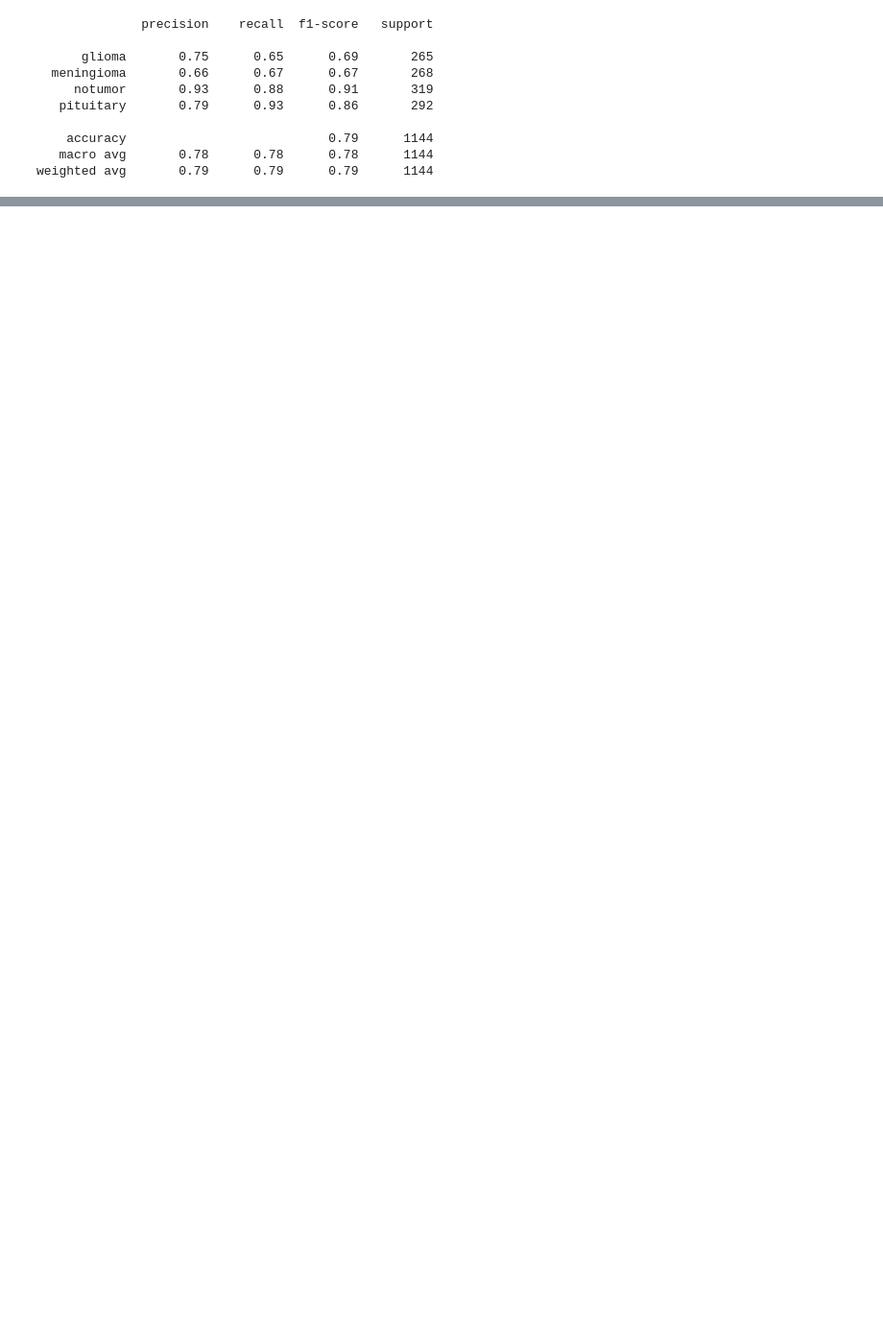
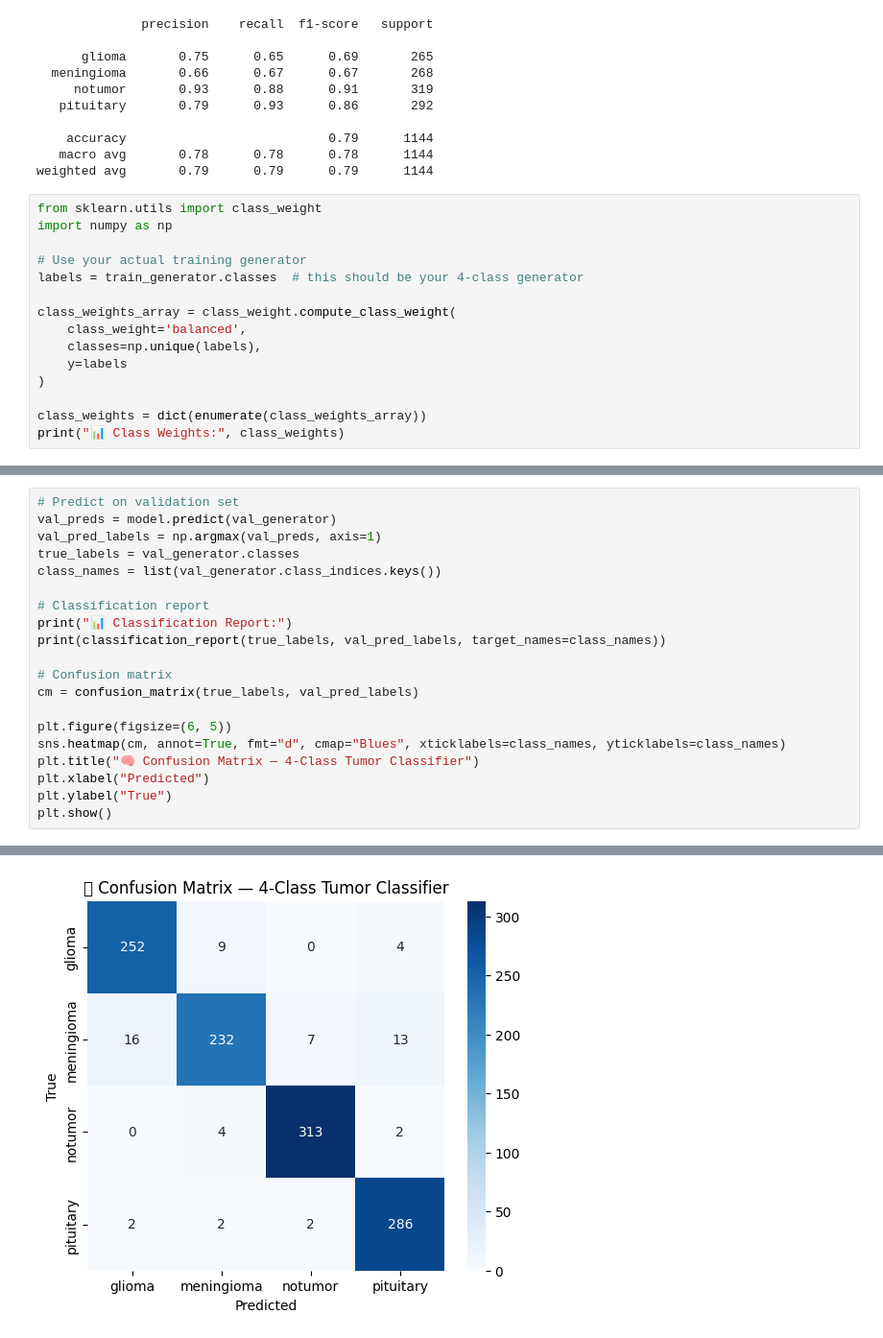
Before and after one commit to Mamoun-04/TumorClassification, a Jupyter notebook: TumorDetection.ipynb, the cells around one changed output, grey strips where cells are left out. Shown at 96% size. Saved outputs shown, nothing was run; the diff lists cells and outputs as text; blank space fills up the shorter version.

```diff
--- a/TumorDetection.ipynb
+++ b/TumorDetection.ipynb
@@ -1395,3 +1395,18 @@ Received: inputs=Tensor(shape=(32, 224, 224, 3))
     accuracy                           0.79      1144
    macro avg       0.78      0.78      0.78      1144
 weighted avg       0.79      0.79      0.79      1144
+# %%
+from sklearn.utils import class_weight
+import numpy as np
+
+# Use your actual training generator
+labels = train_generator.classes  # this should be your 4-class generator
+
+class_weights_array = class_weight.compute_class_weight(
+    class_weight='balanced',
+    classes=np.unique(labels),
+    y=labels
+)
+
+class_weights = dict(enumerate(class_weights_array))
+print("📊 Class Weights:", class_weights)
@@ -1397,0 +1495,21 @@ weighted avg       0.79      0.79      0.79      1144
+# %%
+# Predict on validation set
+val_preds = model.predict(val_generator)
+val_pred_labels = np.argmax(val_preds, axis=1)
+true_labels = val_generator.classes
+class_names = list(val_generator.class_indices.keys())
+
+# Classification report
+print("📊 Classification Report:")
+print(classification_report(true_labels, val_pred_labels, target_names=class_names))
+
+# Confusion matrix
+cm = confusion_matrix(true_labels, val_pred_labels)
+
+plt.figure(figsize=(6, 5))
+sns.heatmap(cm, annot=True, fmt="d", cmap="Blues", xticklabels=class_names, yticklabels=class_names)
+plt.title("🧠 Confusion Matrix — 4-Class Tumor Classifier")
+plt.xlabel("Predicted")
+plt.ylabel("True")
+plt.show()
+# %% [output]
@@ -1397,0 +1531 @@ weighted avg       0.79      0.79      0.79      1144
+[figure, added]
```
Also changed, not shown: parts of 11 cells of this notebook.
